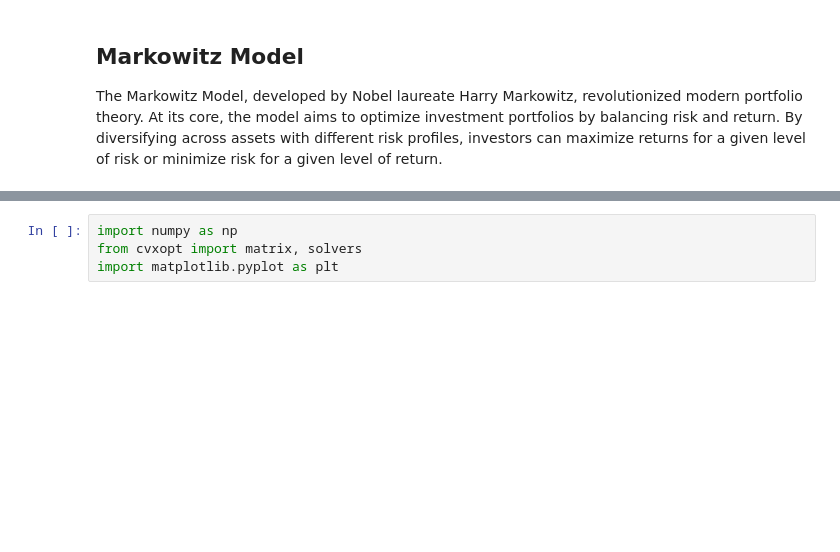
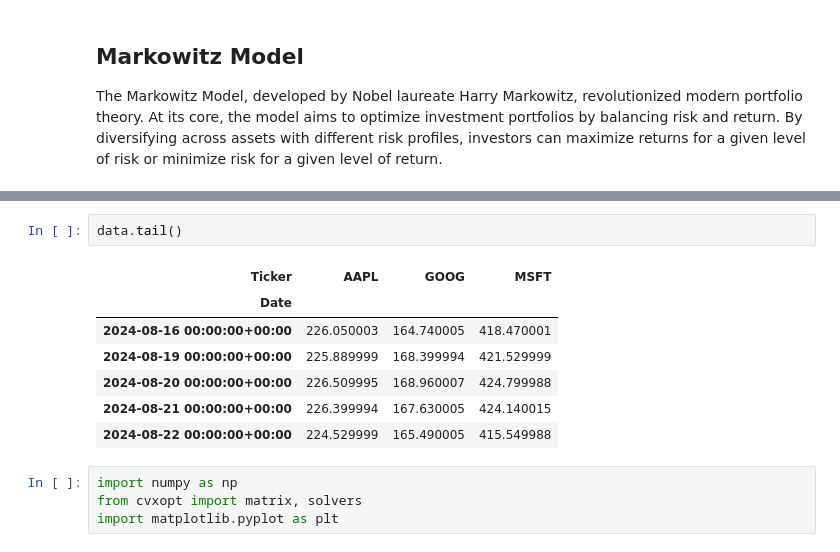
Before and after one commit to Shubham007-web/Qunatative_Finance, a Jupyter notebook: Markowitz_model.ipynb, the cells around one changed output, grey strips where cells are left out. Saved outputs shown, nothing was run; the diff lists cells and outputs as text; blank space fills up the shorter version.

```diff
--- a/Markowitz_model.ipynb
+++ b/Markowitz_model.ipynb
@@ -25,3 +25,13 @@ data.head()
+# %%
+data.tail()
+# %% [output]
+| Ticker | AAPL | GOOG | MSFT |
+| Date |  |  |  |
+| 2024-08-16 00:00:00+00:00 | 226.050003 | 164.740005 | 418.470001 |
+| 2024-08-19 00:00:00+00:00 | 225.889999 | 168.399994 | 421.529999 |
+| 2024-08-20 00:00:00+00:00 | 226.509995 | 168.960007 | 424.799988 |
+| 2024-08-21 00:00:00+00:00 | 226.399994 | 167.630005 | 424.140015 |
+| 2024-08-22 00:00:00+00:00 | 224.529999 | 165.490005 | 415.549988 |
 # %%
 import numpy as np
 from cvxopt import matrix, solvers
```
Also changed, not shown: parts of 3 cells of this notebook.
